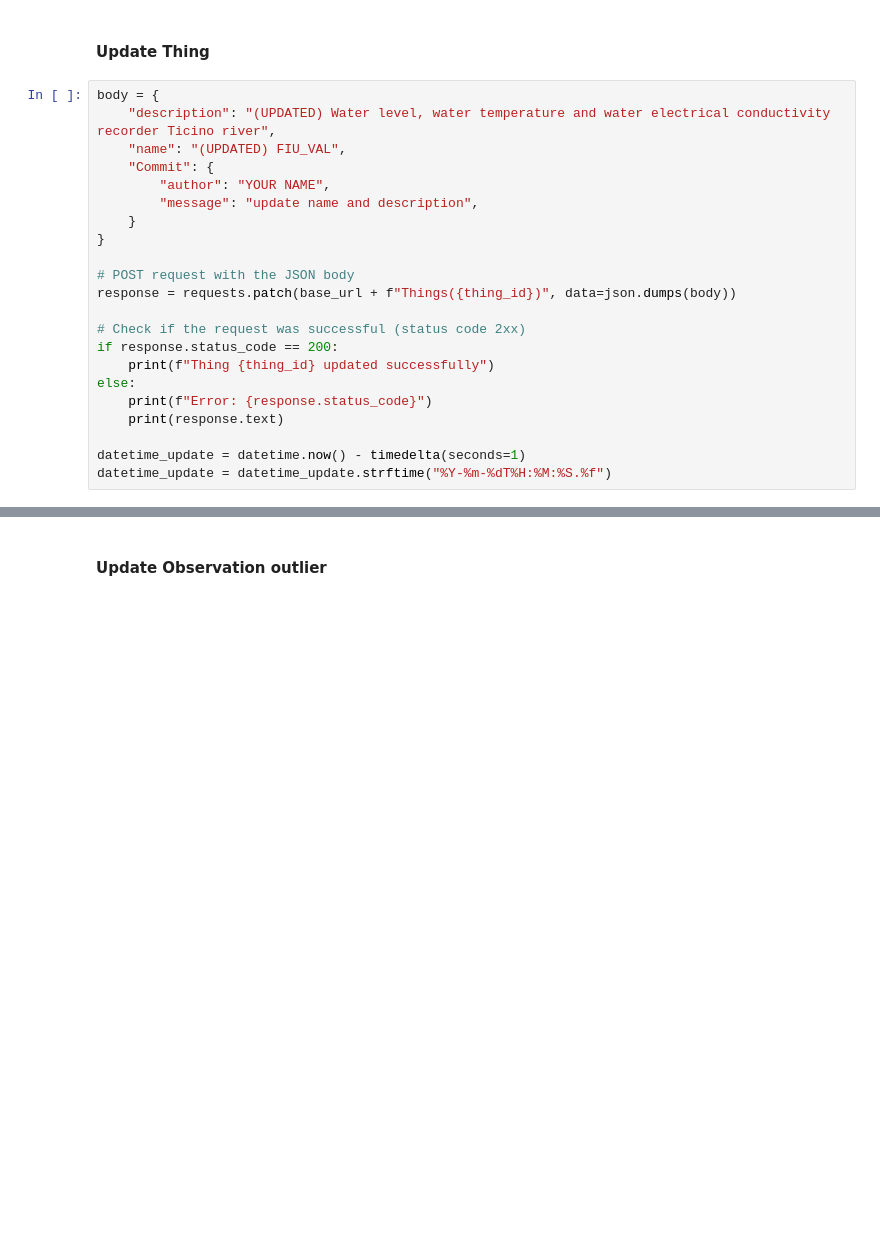
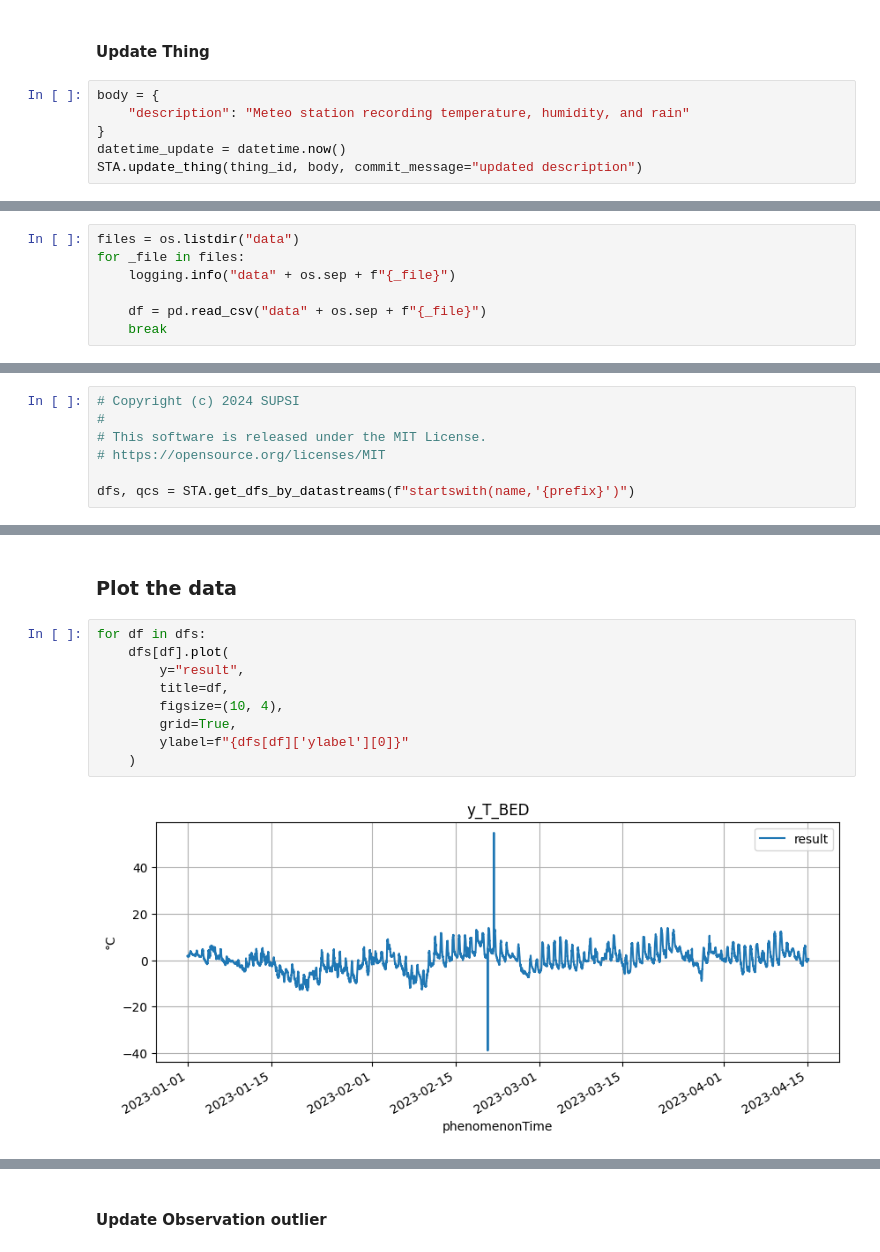
Before and after one commit to istSOS/istSOS4, a Jupyter notebook: docs/tutorials/traveltime_lausanne.ipynb, the cells around one changed output, grey strips where cells are left out. Cells and saved outputs as stored; diff of their text form; blank space fills up the shorter version.

```diff
--- a/docs/tutorials/traveltime_lausanne.ipynb
+++ b/docs/tutorials/traveltime_lausanne.ipynb
@@ -153,23 +320,7 @@ display(Markdown(md))
 #### Update Thing
 # %%
 body = {
-    "description": "(UPDATED) Water level, water temperature and water electrical conductivity recorder Ticino river",
-    "name": "(UPDATED) FIU_VAL",
-    "Commit": {
-        "author": "YOUR NAME",
-        "message": "update name and description",
-    }
+    "description": "Meteo station recording temperature, humidity, and rain"
 }
-
-# POST request with the JSON body
-response = requests.patch(base_url + f"Things({thing_id})", data=json.dumps(body))
-
-# Check if the request was successful (status code 2xx)
-if response.status_code == 200:
-    print(f"Thing {thing_id} updated successfully")
-else:
-    print(f"Error: {response.status_code}")
-    print(response.text)
-
-datetime_update = datetime.now() - timedelta(seconds=1)
-datetime_update = datetime_update.strftime("%Y-%m-%dT%H:%M:%S.%f")
+datetime_update = datetime.now()
+STA.update_thing(thing_id, body, commit_message="updated description")
@@ -281,0 +406,7 @@ observation_id = outliers[0][0]
+# %%
+files = os.listdir("data")
+for _file in files:
+    logging.info("data" + os.sep + f"{_file}")
+
+    df = pd.read_csv("data" + os.sep + f"{_file}")
+    break
@@ -281,0 +417,7 @@ observation_id = outliers[0][0]
+# %%
+# Copyright (c) 2024 SUPSI
+#
+# This software is released under the MIT License.
+# https://opensource.org/licenses/MIT
+
+dfs, qcs = STA.get_dfs_by_datastreams(f"startswith(name,'{prefix}')")
@@ -281,0 +442,13 @@ observation_id = outliers[0][0]
+# %% [markdown]
+### Plot the data
+# %%
+for df in dfs:
+    dfs[df].plot(
+        y="result",
+        title=df,
+        figsize=(10, 4),
+        grid=True,
+        ylabel=f"{dfs[df]['ylabel'][0]}"
+    )
+# %% [output]
+[figure, added]
```
Also changed, not shown: parts of 40 cells of this notebook, 5 other files.
